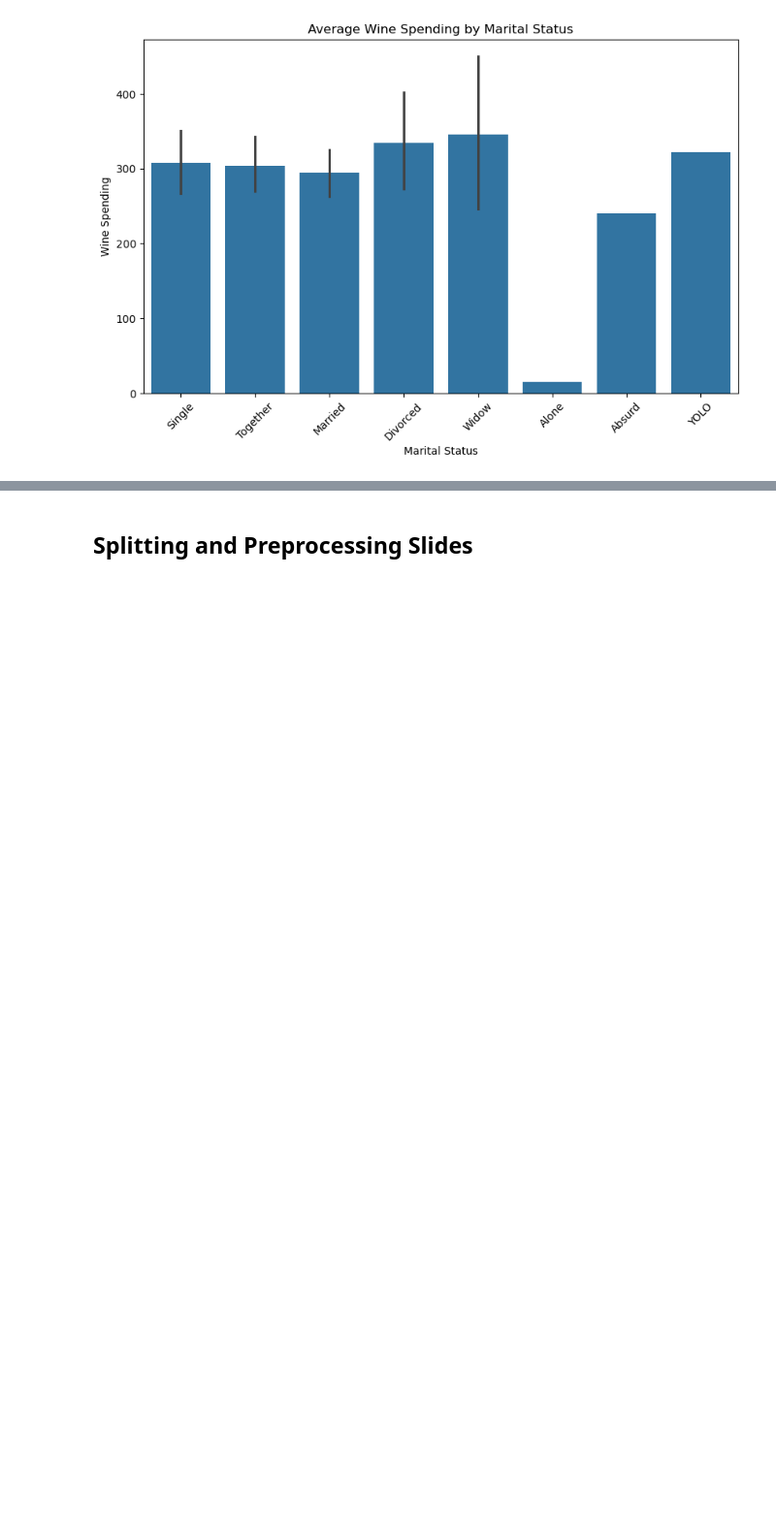
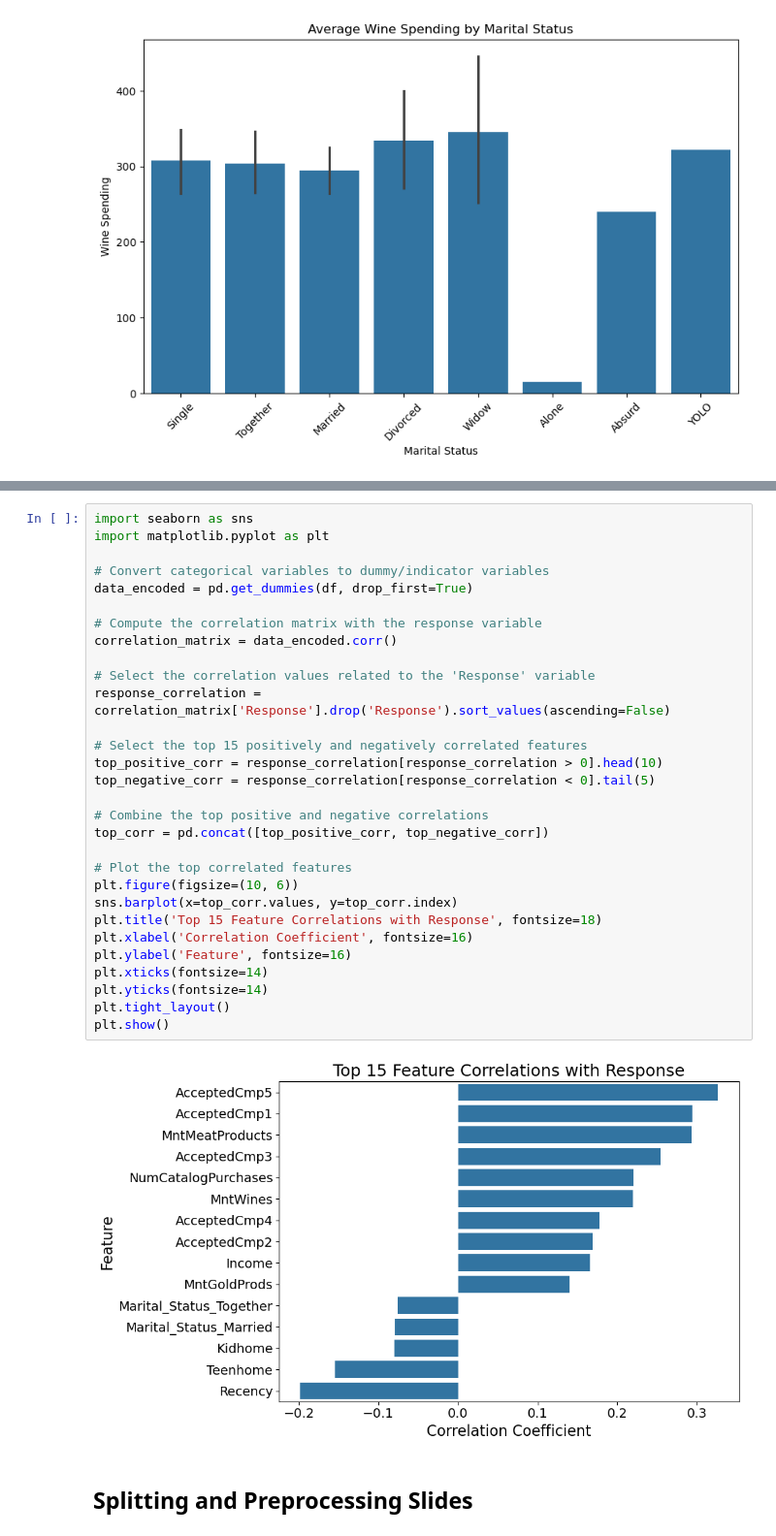
Before and after one commit to adelezhangyi/DATA-1030-Project, a Jupyter notebook: Project.ipynb, the cells around one changed output, grey strips where cells are left out. Shown at 97% size. Cells and saved outputs as stored; diff of their text form; blank space fills up the shorter version.

```diff
--- a/Project.ipynb
+++ b/Project.ipynb
@@ -334,2 +342,34 @@ plt.show()
+# %%
+import seaborn as sns
+import matplotlib.pyplot as plt
+
+# Convert categorical variables to dummy/indicator variables
+data_encoded = pd.get_dummies(df, drop_first=True)
+
+# Compute the correlation matrix with the response variable
+correlation_matrix = data_encoded.corr()
+
+# Select the correlation values related to the 'Response' variable
+response_correlation = correlation_matrix['Response'].drop('Response').sort_values(ascending=False)
+
+# Select the top 15 positively and negatively correlated features
+top_positive_corr = response_correlation[response_correlation > 0].head(10)
+top_negative_corr = response_correlation[response_correlation < 0].tail(5)
+
+# Combine the top positive and negative correlations
+top_corr = pd.concat([top_positive_corr, top_negative_corr])
+
+# Plot the top correlated features
+plt.figure(figsize=(10, 6))
+sns.barplot(x=top_corr.values, y=top_corr.index)
+plt.title('Top 15 Feature Correlations with Response', fontsize=18)
+plt.xlabel('Correlation Coefficient', fontsize=16)
+plt.ylabel('Feature', fontsize=16)
+plt.xticks(fontsize=14)
+plt.yticks(fontsize=14)
+plt.tight_layout()
+plt.show()
+# %% [output]
+[figure, added]
 # %% [markdown]
 ## Splitting and Preprocessing Slides
```
Also changed, not shown: parts of 16 cells of this notebook, 1 other file.
